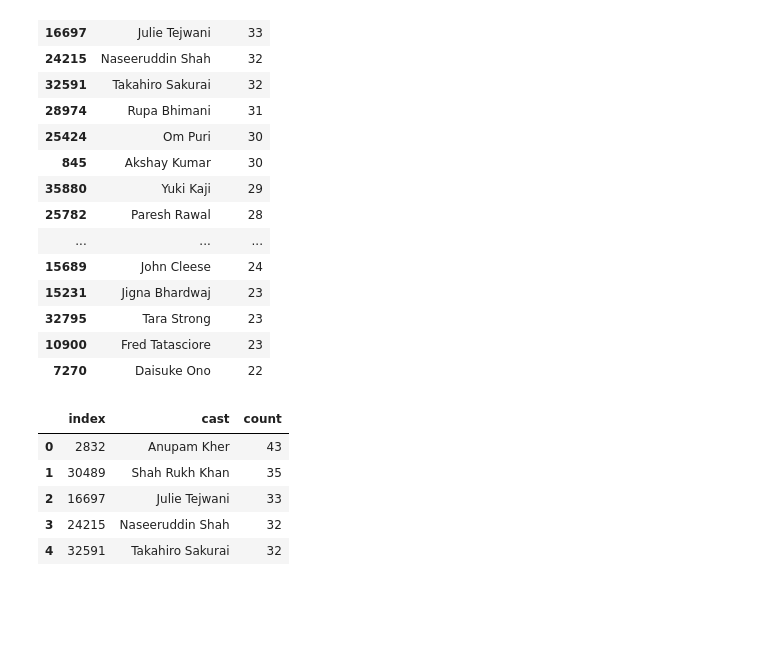
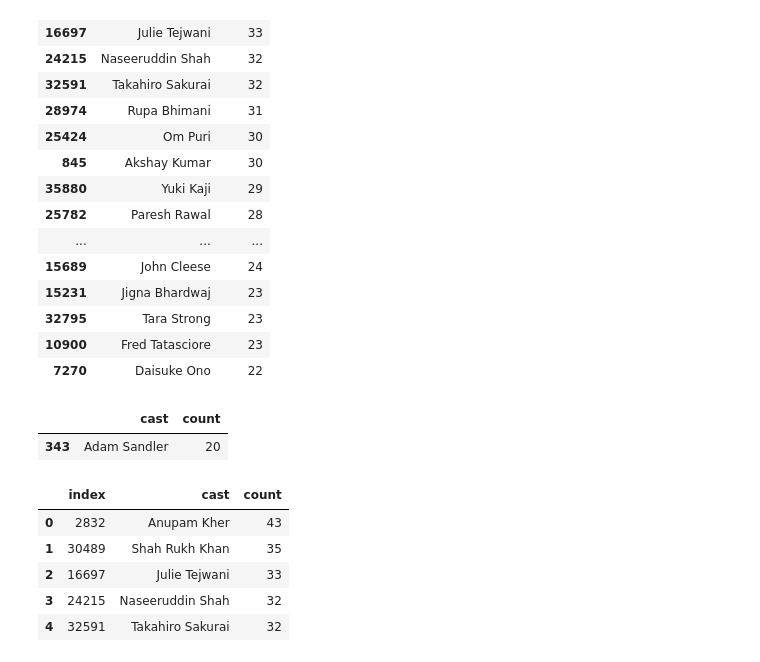
Before and after one commit to Adalab/DA-PROMO-B-MODULO-3-SPRINT-2-ANAIS-PAULA, a Jupyter notebook: directors.ipynb, the cells around one changed output. Saved outputs shown, nothing was run; the diff lists cells and outputs as text; code cells hidden in the pictures; blank space fills up the shorter version.

```diff
--- a/directors.ipynb
+++ b/directors.ipynb
@@ -192,6 +192,11 @@ top_cast.head(22)
 | 32795 | Tara Strong | 23 |
 | 10900 | Fred Tatasciore | 23 |
 | 7270 | Daisuke Ono | 22 |
+# %%
+top_cast[top_cast['cast'] =='Adam Sandler']
+# %% [output]
+|  | cast | count |
+| 343 | Adam Sandler | 20 |
 # %%
 top_22 = top_cast.iloc[:22,].reset_index()
 top_22.head()
```
Also changed, not shown: parts of 3 cells of this notebook.
